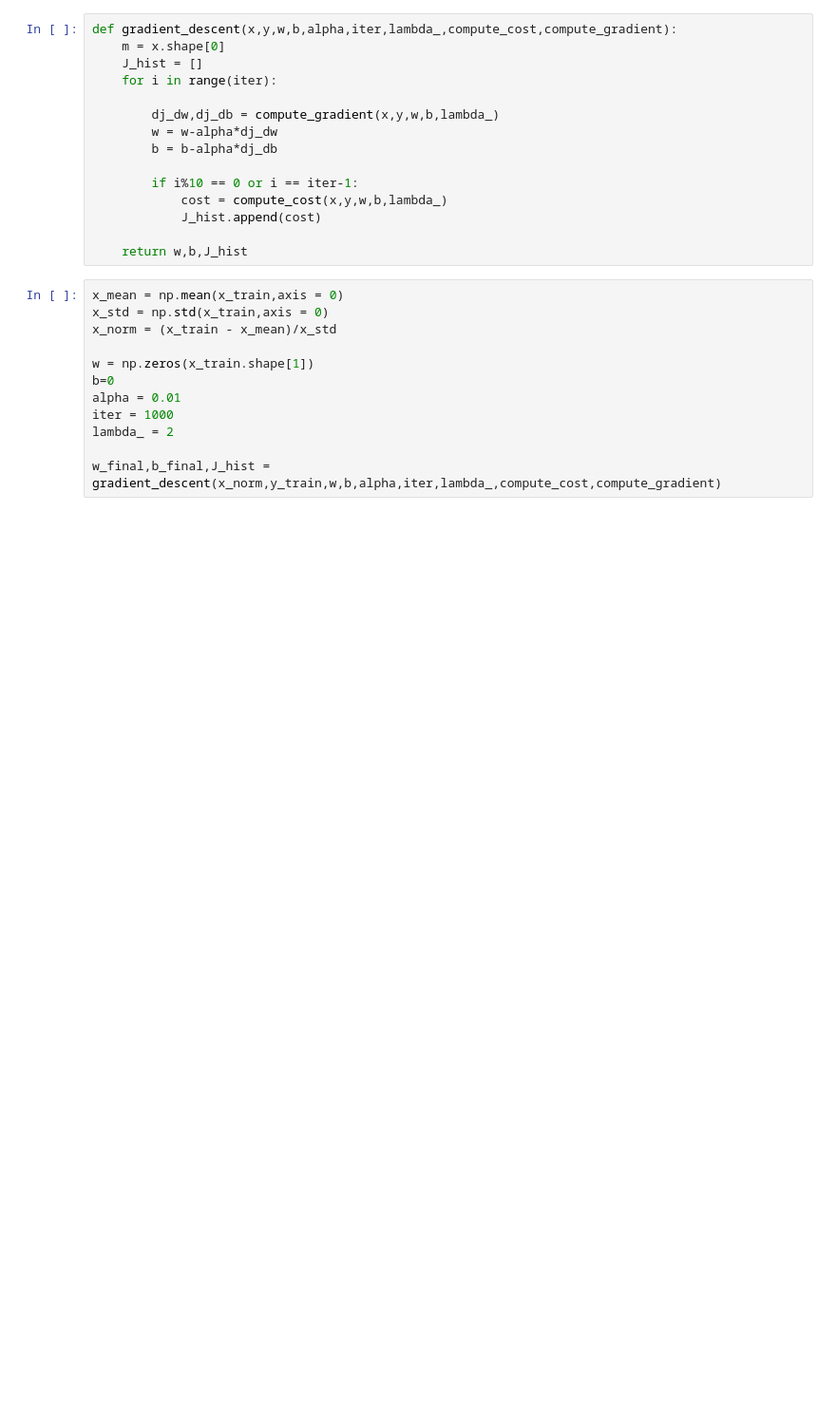
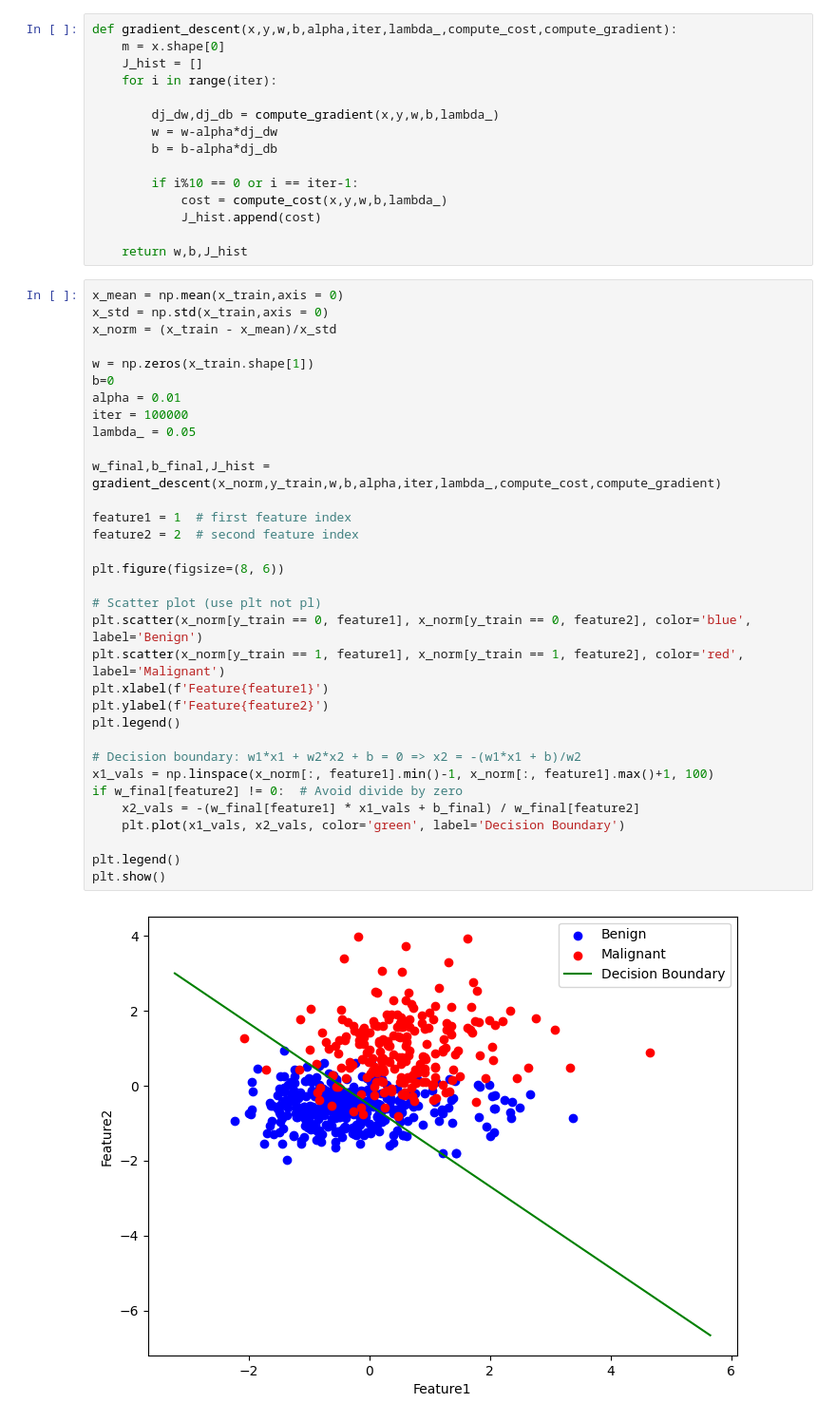
Before and after one commit to vihantandon/Brest_Cancer_Detection, a Jupyter notebook: code.ipynb, the cells around one changed output. Shown: that part at 95% size. Saved outputs shown, nothing was run; the diff lists cells and outputs as text; blank space fills up the shorter version.

```diff
--- a/code.ipynb
+++ b/code.ipynb
@@ -70,12 +69,35 @@ def gradient_descent(x,y,w,b,alpha,iter,lambda_,compute_cost,compute_gradient):
 # %%
 x_mean = np.mean(x_train,axis = 0)
 x_std = np.std(x_train,axis = 0)
 x_norm = (x_train - x_mean)/x_std
 
 w = np.zeros(x_train.shape[1])
 b=0
 alpha = 0.01
-iter = 1000
-lambda_ = 2
+iter = 100000
+lambda_ = 0.05
 
 w_final,b_final,J_hist = gradient_descent(x_norm,y_train,w,b,alpha,iter,lambda_,compute_cost,compute_gradient)
+
+feature1 = 1  # first feature index
+feature2 = 2  # second feature index
+
+plt.figure(figsize=(8, 6))
+
+# Scatter plot (use plt not pl)
+plt.scatter(x_norm[y_train == 0, feature1], x_norm[y_train == 0, feature2], color='blue', label='Benign')
+plt.scatter(x_norm[y_train == 1, feature1], x_norm[y_train == 1, feature2], color='red', label='Malignant')
+plt.xlabel(f'Feature{feature1}')
+plt.ylabel(f'Feature{feature2}')
+plt.legend()
+
+# Decision boundary: w1*x1 + w2*x2 + b = 0 => x2 = -(w1*x1 + b)/w2
+x1_vals = np.linspace(x_norm[:, feature1].min()-1, x_norm[:, feature1].max()+1, 100)
+if w_final[feature2] != 0:  # Avoid divide by zero
+    x2_vals = -(w_final[feature1] * x1_vals + b_final) / w_final[feature2]
+    plt.plot(x1_vals, x2_vals, color='green', label='Decision Boundary')
+
+plt.legend()
+plt.show()
+# %% [output]
+[figure, added]
```
Also changed, not shown: parts of 5 cells of this notebook.
